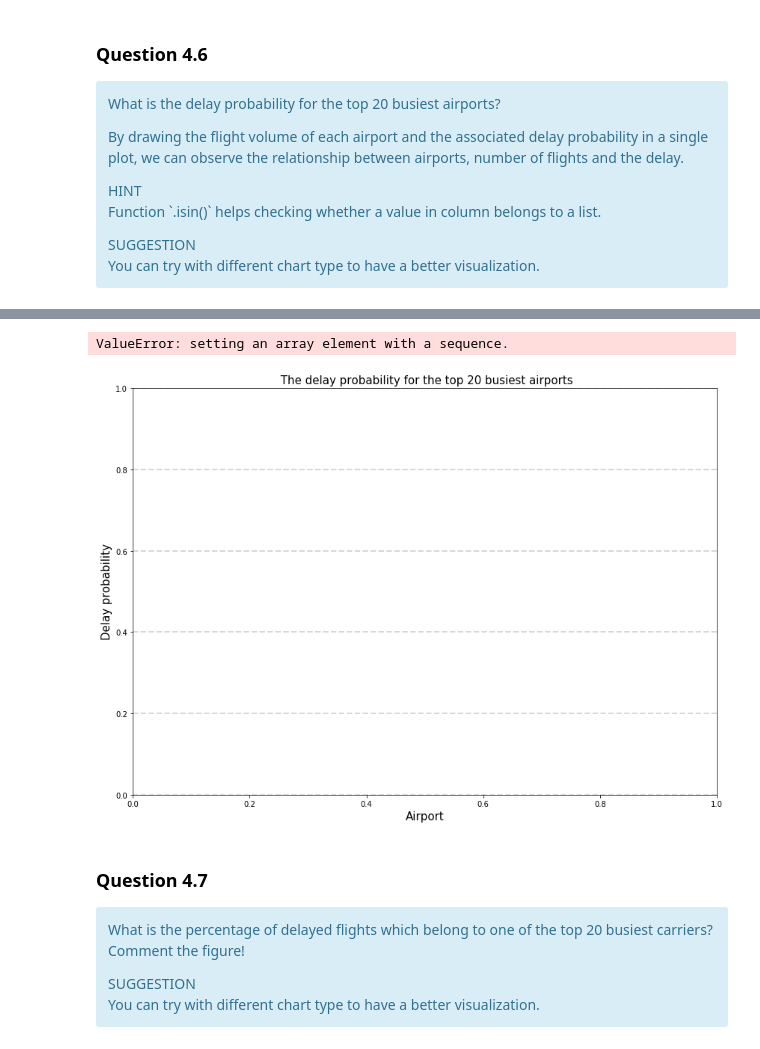
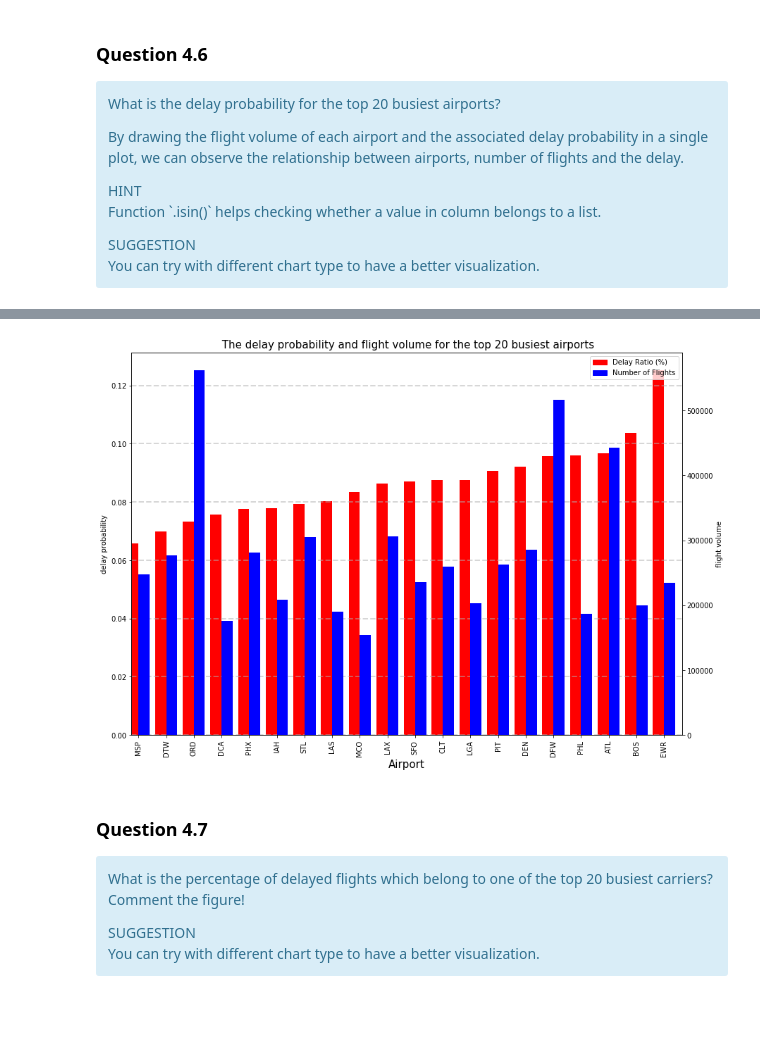
Before and after one commit to kandakji/SparkSQL-Analysis-Aviation-Data, a Jupyter notebook: SPARSQL.ipynb, the cells around one changed output, grey strips where cells are left out. Drawn from its saved outputs; the diff is of its cells as text; code cells hidden in the pictures; blank space fills up the shorter version.

Commit message:
Q 4.6 add two 2 bar plots in the same figure

```diff
--- a/SPARSQL.ipynb
+++ b/SPARSQL.ipynb
@@ -1434,55 +1442,31 @@ df_Prob_delay_busy_ALL = (
-# %%
-Prob_delay_busy_ALL_pd = pd.DataFrame(da# Prepare data for plotting
-x_values = range(len(top_20_airports))
-y1 = [r.delay_ratio for r in airports_delay_tot_coll]
-y2 = [r.n_flights for r in airports_delay_tot_coll]ta=df_Prob_delay_busy_ALL, columns=['Airport', 'Prob'])
-# df_busiest_airports_pd= pd.DataFrame(data = df_busiest_airports, columns=['Airport', 'Volume'])
-# # plot the percentage of flights in delay per hour
-# plt.figure(figsize = (14,10))
-# plt.grid(True, axis='y', linestyle='--',alpha = 0.5,linewidth=2)
-# plt.title(" The delay probability for the top 20 busiest airports",fontsize=15)
-# plt.xlabel("Airport",fontsize=15)
-# plt.ylabel("Delay probability",fontsize=15)
-# # plt.xticks(Prob_delay_busy_ALL_pd.Airport,fontsize=15)
-# plt.bar(df_busiest_airports["Airport"],
-#          df_busiest_airports["sum(count)"] )
-
-# Prepare data for plotting
-x_values = range(len(top_20_airports))
-y1 = [r.Prob for r in Prob_delay_busy_ALL_pd]
-y2 = [r.sum(count) for r in airports_delay_tot_coll]
-
-
-
-
-
-
-
-
-
-# ax = plt.subplot(111)
-
-# ax.bar(Prob_delay_busy_ALL_pd["Airport"]+0.2,Prob_delay_busy_ALL_pd["Prob"],width=0.2,color='b',align='center')
-# ax.bar(delay_busy_ALL["Airport"],delay_busy_ALL['Volume'],width=0.2,color='g',align='center')
-
-
-# ## PLOT (bar chart)
-# fig = plt.figure(figsize=(15,8))
-# axis1 = fig.add_subplot(111)
-# axis1.bar([x for x in range(len(Prob_delay_busy_ALL_pd))], [x[1] for x in Prob_delay_busy_ALL_pd], 0.35, color='r')
-# axis1.set_ylabel('Flights volume', color='r')
-# axis2 = ax.twinx()
-# axis2.bar([x+0.35 for x in range(len(delay_busy_ALL))], [x[2] for x in delay_busy_ALL], 0.35, color='b')
-# axis2.set_ylabel('Delay probability', color='b')
-
-
-
-# plt.xticks([x+0.35 for x in range(len(Prob_delay_busy_ALL_pd))], [x[0] for x in Prob_delay_busy_ALL_pd])
-# plt.title('Delay probability and flight volume for top busiest airports')
-# plt.show()
-# %% [output]
-ValueError: setting an array element with a sequence.
-[figure, removed]
+# %%
+# Converting to Pandas
+Result_Table_pd = pd.DataFrame(data= Result_Table, columns=['Airport', 'Prob','Volume'])
+
+fig = plt.figure(figsize = (14,10)) # Create matplotlib figure
+
+ax = fig.add_subplot(111) # Create matplotlib axes
+ax2 = ax.twinx() # Create another axes that shares the same x-axis as ax.
+
+width = 0.4
+
+Result_Table_pd.Prob.plot(kind='bar', color='red', ax=ax, width=width, position=1, label='Delay probability')
+Result_Table_pd.Volume.plot(kind='bar', color='blue', ax=ax2, width=width, position=0,  label='flight volume')
+
+ax.set_xticklabels(Result_Table_pd.Airport)
+ax.set_title(" The delay probability and flight volume for the top 20 busiest airports",fontsize=15)
+ax.set_xlabel("Airport",fontsize=15)
+ax2.set_ylabel('Flight volume')
+ax.set_ylabel('Delay probability')
+
+dr_patch = mpatches.Patch(color='r', label='Delay Probability')
+nf_patch = mpatches.Patch(color='b', label='Number of Flights')
+plt.legend(handles=[dr_patch,nf_patch])
+
+ax.grid(True, axis='y', linestyle='--',alpha = 0.5,linewidth=2)
+plt.show()
+# %% [output]
+[figure, added]
 # %% [markdown]
 ### Question 4.7
 
```
Also changed, not shown: parts of 3 cells of this notebook.
